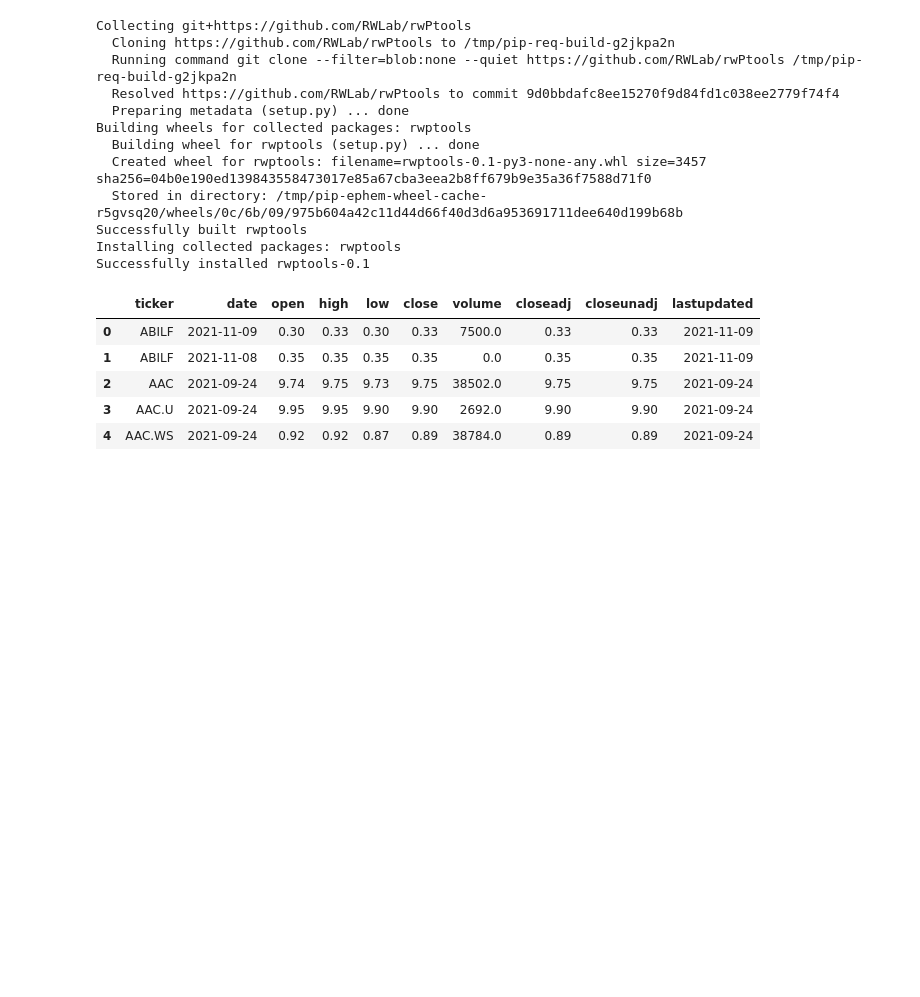
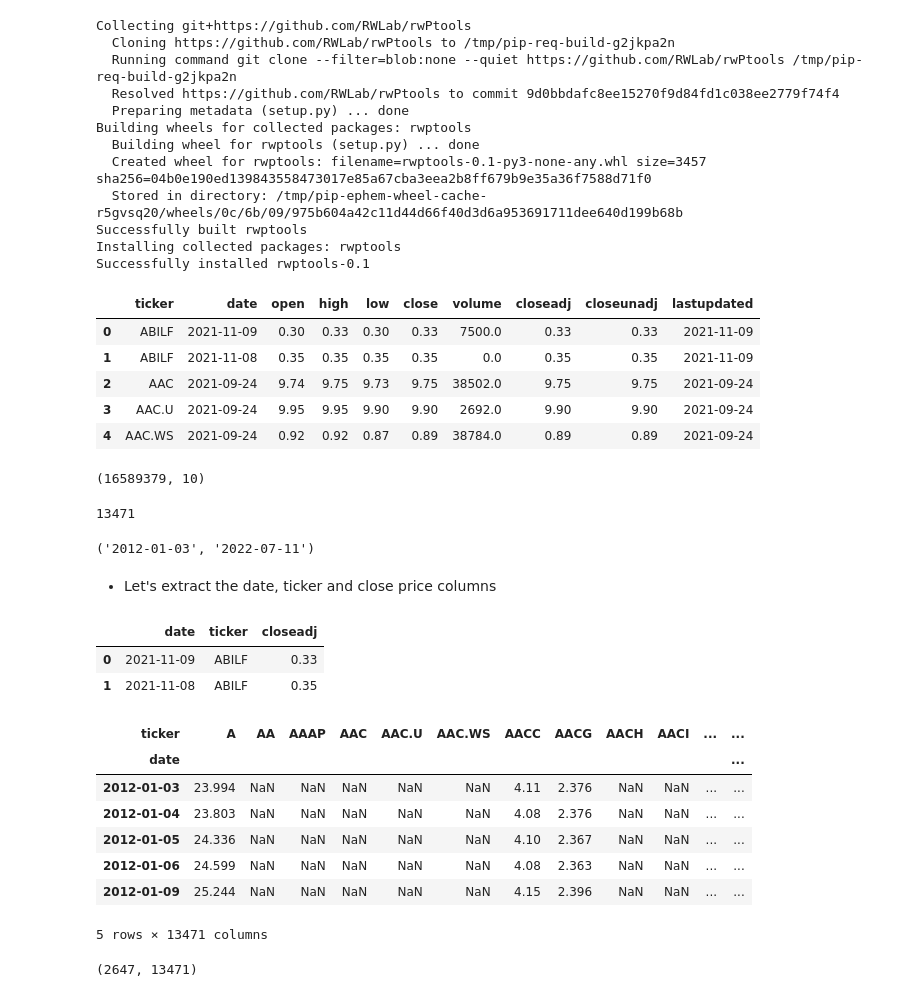
Before and after one commit to richy1996/Springboard_20_3_Data_Storytelling, a Jupyter notebook: Stock_Features_Explain.ipynb, the cells around one changed output. Cells and saved outputs as stored; diff of their text form; code cells hidden in the pictures; blank space fills up the shorter version.

```diff
--- a/Stock_Features_Explain.ipynb
+++ b/Stock_Features_Explain.ipynb
@@ -57,3 +57,43 @@ data.head()
 | 2 | AAC | 2021-09-24 | 9.74 | 9.75 | 9.73 | 9.75 | 38502.0 | 9.75 | 9.75 | 2021-09-24 |
 | 3 | AAC.U | 2021-09-24 | 9.95 | 9.95 | 9.90 | 9.90 | 2692.0 | 9.90 | 9.90 | 2021-09-24 |
 | 4 | AAC.WS | 2021-09-24 | 0.92 | 0.92 | 0.87 | 0.89 | 38784.0 | 0.89 | 0.89 | 2021-09-24 |
+# %%
+data.shape
+# %% [output]
+(16589379, 10)
+# %%
+data.ticker.nunique()
+# %% [output]
+13471
+# %%
+df.date.min(), df.date.max()
+# %% [output]
+('2012-01-03', '2022-07-11')
+# %% [markdown]
+- Let's extract the date, ticker and close price columns
+# %%
+df = data[['date', "ticker", "closeadj"]]
+df.head(2)
+# %% [output]
+|  | date | ticker | closeadj |
+| 0 | 2021-11-09 | ABILF | 0.33 |
+| 1 | 2021-11-08 | ABILF | 0.35 |
+# %%
+# now let's pivot it so that the date is the index
+# ticker will be the columns and closeadj will be the values
+
+pivot_df = df.pivot_table(index='date', columns='ticker', values='closeadj')
+pivot_df.head()
+# %% [output]
+| ticker | A | AA | AAAP | AAC | AAC.U | AAC.WS | AACC | AACG | AACH | AACI | ... | ... |
+| date |  |  |  |  |  |  |  |  |  |  |  | ... |
+| 2012-01-03 | 23.994 | NaN | NaN | NaN | NaN | NaN | 4.11 | 2.376 | NaN | NaN | ... | ... |
+| 2012-01-04 | 23.803 | NaN | NaN | NaN | NaN | NaN | 4.08 | 2.376 | NaN | NaN | ... | ... |
+| 2012-01-05 | 24.336 | NaN | NaN | NaN | NaN | NaN | 4.10 | 2.367 | NaN | NaN | ... | ... |
+| 2012-01-06 | 24.599 | NaN | NaN | NaN | NaN | NaN | 4.08 | 2.363 | NaN | NaN | ... | ... |
+| 2012-01-09 | 25.244 | NaN | NaN | NaN | NaN | NaN | 4.15 | 2.396 | NaN | NaN | ... | ... |
+5 rows × 13471 columns
+# %%
+pivot_df.shape
+# %% [output]
+(2647, 13471)
```
Also changed, not shown: parts of 20 cells of this notebook.
